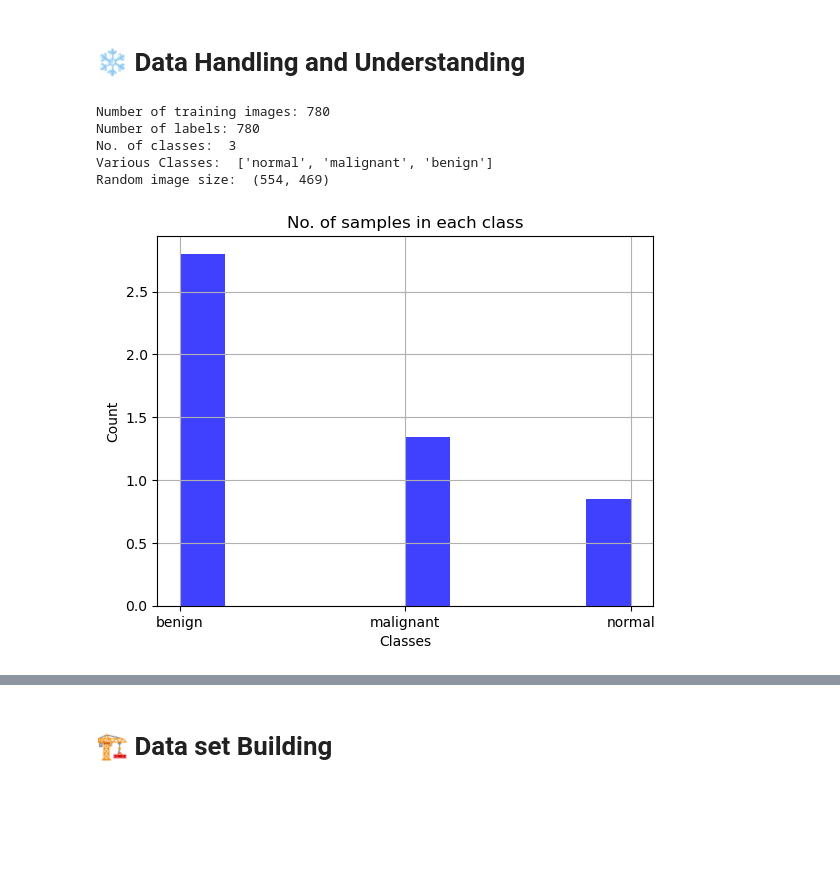
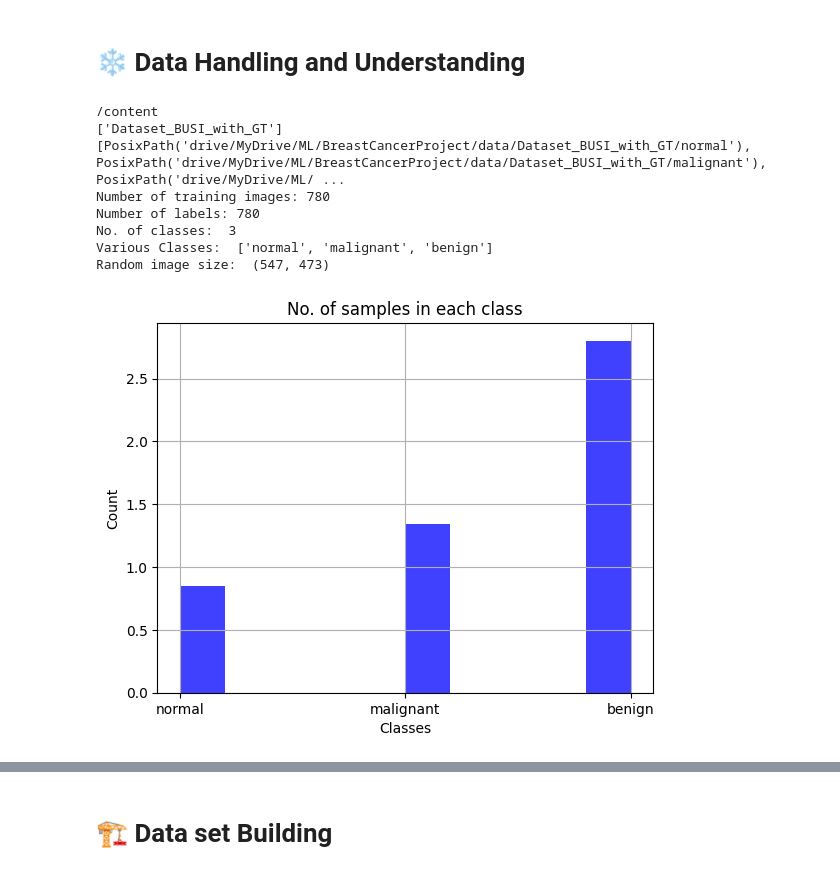
Before and after one commit to austinMLB/BreastCancerProject, a Jupyter notebook: code/OtherPeoplesCode/cancer-detection-with-pytorch-resnet-cnn.ipynb, the cells around one changed output, grey strips where cells are left out. Drawn from its saved outputs; the diff is of its cells as text; code cells hidden in the pictures; blank space fills up the shorter version.

Commit message:
current status on drive.

```diff
--- a/code/OtherPeoplesCode/cancer-detection-with-pytorch-resnet-cnn.ipynb
+++ b/code/OtherPeoplesCode/cancer-detection-with-pytorch-resnet-cnn.ipynb
@@ -152,39 +157,47 @@ patience = 3
 # %% [markdown]
 # ❄️ Data Handling and Understanding
 # %%
-root_dir = '..\..\data\Dataset_BUSI_with_GT'
+
+print(os.getcwd())
+#root_dir = '../../data/Dataset_BUSI_with_GT'
+root_dir = './drive/MyDrive/ML/BreastCancerProject/data/Dataset_BUSI_with_GT'
+print(os.listdir('./drive/MyDrive/ML/BreastCancerProject/data'))
 path = Path(root_dir)
+print(list(path.glob('*')))
 path_images = list(path.glob('**/*.png'))
 
 images_paths = [str(path_image) for path_image in path_images if '_mask' not in str(path_image)]
 print(f'Number of training images: {len(images_paths)}')
 
 labels = [os.path.split(os.path.split(name)[0])[1] for name in images_paths]
 print(f'Number of labels: {len(labels)}')
 
 classes = list(set(labels))
 labels_dict = {label : i for i,label in enumerate(classes)}
 labels_val = [labels_dict[label_key] for label_key in labels]
 
 print("No. of classes: ", len(classes))
 print("Various Classes: ", classes)
 img = Image.open(images_paths[18])
 print("Random image size: ", img.size)
 
 no_of_samples = pd.DataFrame(labels, columns=["class"])
 plt.hist(no_of_samples, density=True, facecolor='b', alpha=0.75)
 plt.xlabel('Classes')
 plt.ylabel('Count')
 plt.title('No. of samples in each class')
 plt.grid(True)
 plt.show()
 # %% [output]
+/content
+['Dataset_BUSI_with_GT']
+[PosixPath('drive/MyDrive/ML/BreastCancerProject/data/Dataset_BUSI_with_GT/normal'), PosixPath('drive/MyDrive/ML/BreastCancerProject/data/Dataset_BUSI_with_GT/malignant'), PosixPath('drive/MyDrive/ML/ ...
 Number of training images: 780
 Number of labels: 780
 No. of classes:  3
 Various Classes:  ['normal', 'malignant', 'benign']
-Random image size:  (554, 469)
+Random image size:  (547, 473)
-[figure, old version]
+[figure, new version]
 # %%
 # Display 16 picture of the dataset with their labels
 random_index = np.random.randint(0, len(images_paths), 16)
```
Also changed, not shown: parts of 10 cells of this notebook.
